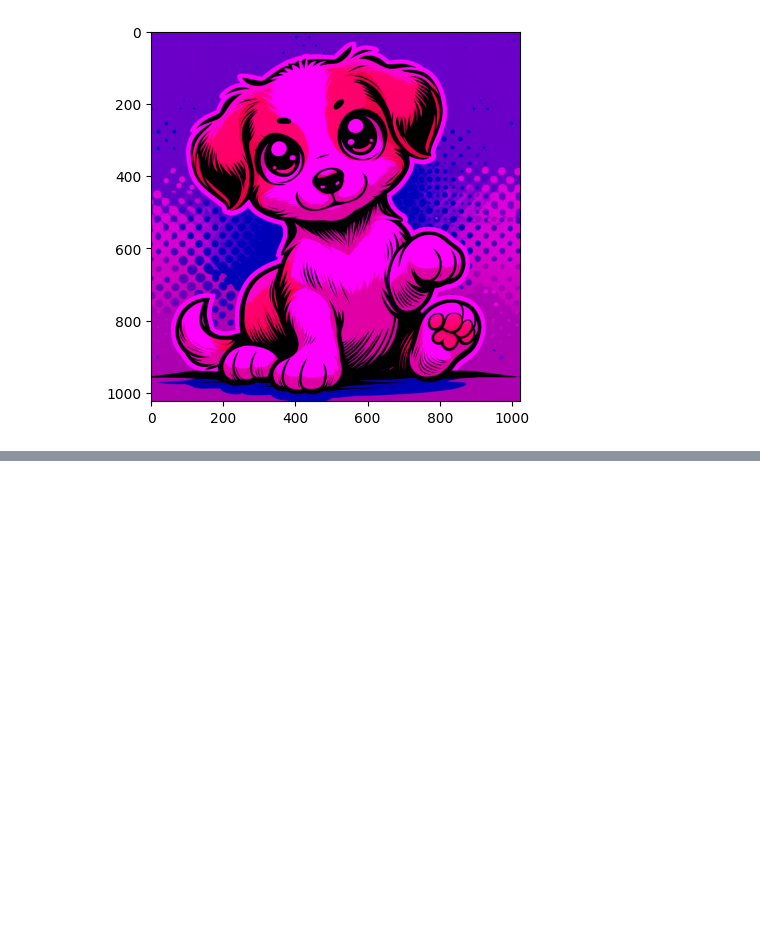
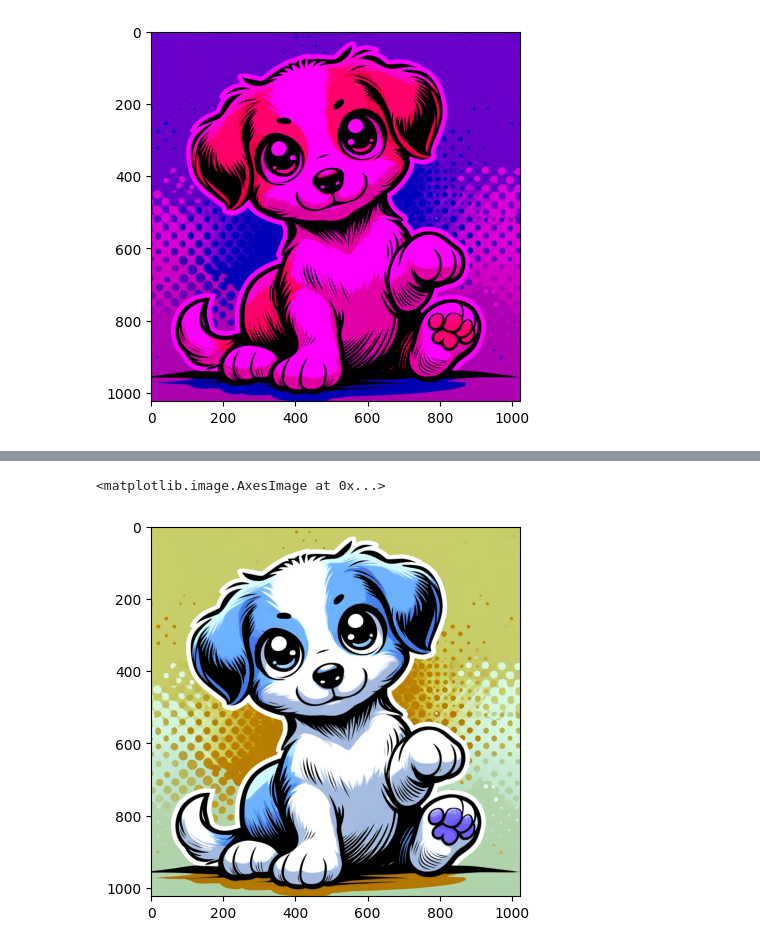
Before and after one commit to jonhealy1/ai-engineering, a Jupyter notebook: hf-bootcamp/15-image_data.ipynb, the cells around one changed output, grey strips where cells are left out. Drawn from its saved outputs; the diff is of its cells as text; code cells hidden in the pictures; blank space fills up the shorter version.

```diff
--- a/hf-bootcamp/15-image_data.ipynb
+++ b/hf-bootcamp/15-image_data.ipynb
@@ -42,0 +54,7 @@ plt.imshow(pic_red)
+# %%
+img = cv2.imread('puppy.png')
+# %%
+plt.imshow(img)
+# %% [output]
+<matplotlib.image.AxesImage at 0x...>
+[figure, added]
```
Also changed, not shown: parts of 3 cells of this notebook.
